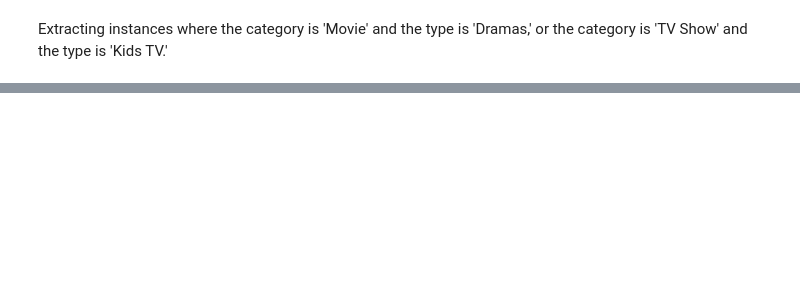
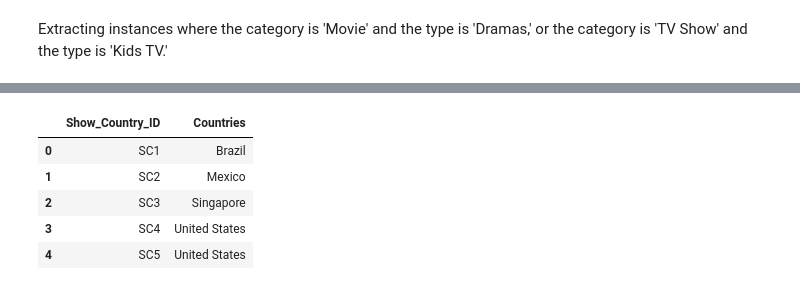
Before and after one commit to llh139/Data-Analytics-Portfolio, a Jupyter notebook: Netflix TV Shows and Movies Analysis/Netflix Dataset.ipynb, the cells around one changed output, grey strips where cells are left out. Drawn from its saved outputs; the diff is of its cells as text; code cells hidden in the pictures; blank space fills up the shorter version.

```diff
--- a/Netflix TV Shows and Movies Analysis/Netflix Dataset.ipynb
+++ b/Netflix TV Shows and Movies Analysis/Netflix Dataset.ipynb
@@ -274,0 +277,3 @@ df[((df['Category'] == 'Movie') & (df['Type'] == 'Dramas'))
+# %%
+df.sort_index(ascending=True, inplace=True)
+df.head()
@@ -274,0 +287,33 @@ df[((df['Category'] == 'Movie') & (df['Type'] == 'Dramas'))
+# %%
+show_country_id_list_1 = [] #list for foreign key in df
+show_country_id_list_2 = [] #list for primary key in all_countries_df
+show_country_id = 'SC'
+show_country_counter = 1
+
+all_countries_list = []
+countries_list = df['Country'].str.split(', ')
+countries_list.replace(np.nan, 'N/A', inplace=True)
+countries_list = list(countries_list)
+
+for countries in countries_list:
+    if countries == 'N/A':
+        show_country_id_list_1.append(np.nan)
+    elif countries != 'N/A':
+        show_country_id = 'SC' + str(show_country_counter)
+        show_country_id_list_1.append(show_country_id)
+        for country in countries:
+            show_country_id_list_2.append(show_country_id)
+            all_countries_list.append(country)
+        show_country_counter += 1
+
+all_countries_df = pd.DataFrame(columns=['Show_Country_ID', 'Countries'])
+all_countries_df.Show_Country_ID = pd.Series(show_country_id_list_2)
+all_countries_df.Countries = pd.Series(all_countries_list)
+all_countries_df.head()
+# %% [output]
+|  | Show_Country_ID | Countries |
+| 0 | SC1 | Brazil |
+| 1 | SC2 | Mexico |
+| 2 | SC3 | Singapore |
+| 3 | SC4 | United States |
+| 4 | SC5 | United States |
```
Also changed, not shown: parts of 10 cells of this notebook, 6 other files.
